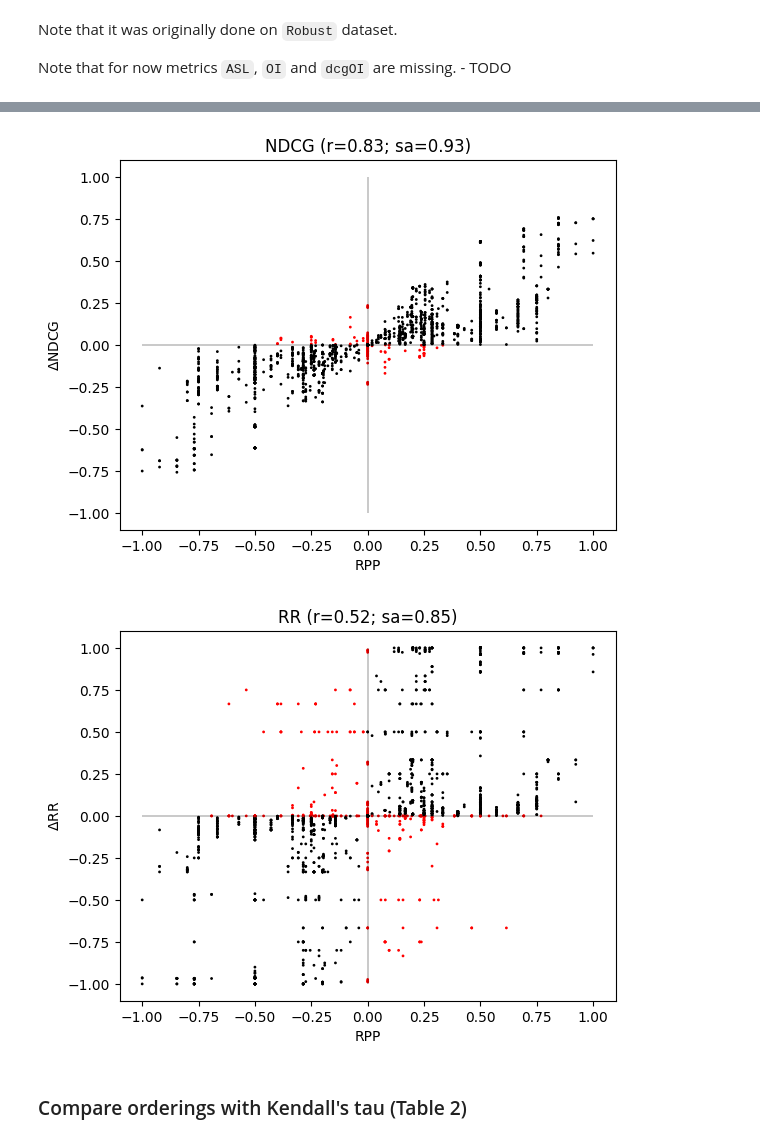
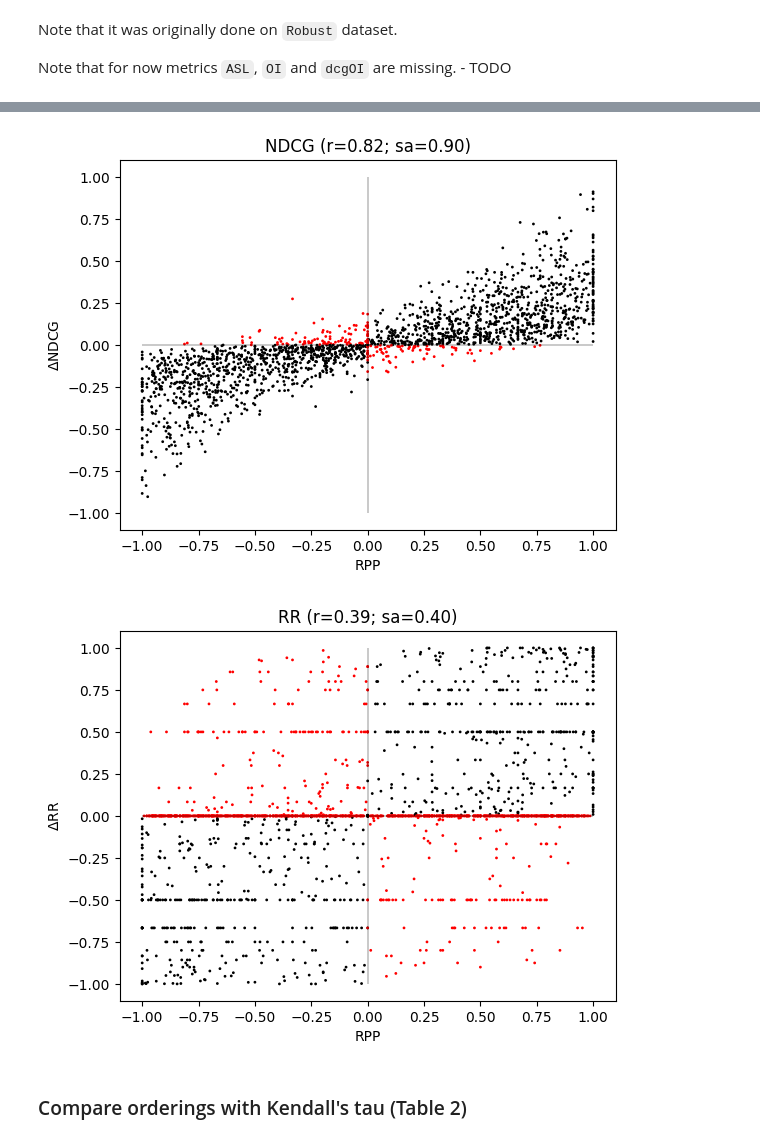
Before and after one commit to SitaraLiang/ir-rpp-project, a Jupyter notebook: experiments/vlad/statistics_on_scores.ipynb, the cells around one changed output, grey strips where cells are left out. Cells and saved outputs as stored; diff of their text form; code cells hidden in the pictures.

Commit message:
change bonferroni correction (per metric); move table references; check robust dataset

```diff
--- a/experiments/vlad/statistics_on_scores.ipynb
+++ b/experiments/vlad/statistics_on_scores.ipynb
@@ -20,7 +23,7 @@ from ir_rpp.statistical_tests import (
 # %% [markdown]
 ## Datasets (Table 1)
 # %%
-qrels, runs = load_labels_and_runs("libraryThing", binary_relevance=4)
+qrels, runs = load_labels_and_runs("robust", binary_relevance=1)
 # %%
 dataset_summary(qrels, runs)
 # %% [output]
@@ -58,5 +61,5 @@ Note that it was originally done on `Robust` dataset.
 
 Note that for now metrics `ASL`, `OI` and `dcgOI` are missing. - TODO
 # %%
-plot_metric_correlations(preferences, ALL_METRICS, nb_queries=10)
+plot_metric_correlations(preferences, ALL_METRICS, nb_queries=None, nb_prefs=2000)
 # %% [output]
@@ -64,5 +67,5 @@ plot_metric_correlations(preferences, ALL_METRICS, nb_queries=10)
-[figure, old version]
+[figure, new version]
-[figure, old version]
+[figure, new version]
 # %% [markdown]
 ### Compare orderings with Kendall's tau (Table 2)
 # %% [markdown]
```
Also changed, not shown: parts of 5 cells of this notebook, 8 other files.
